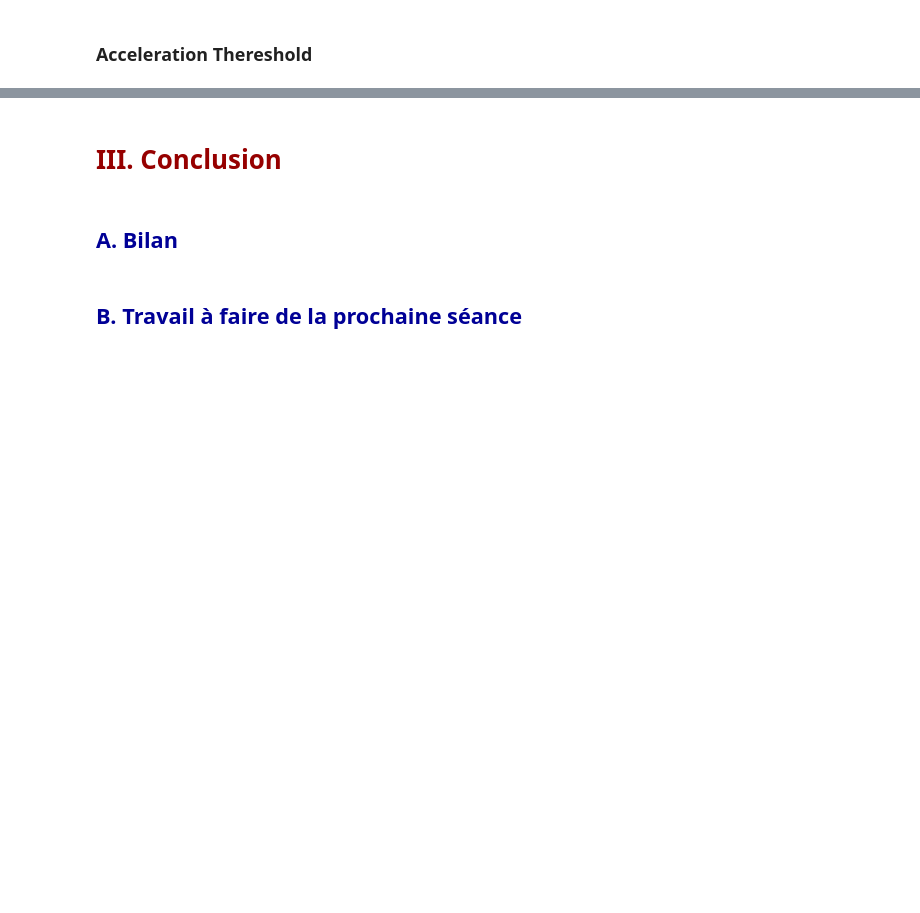
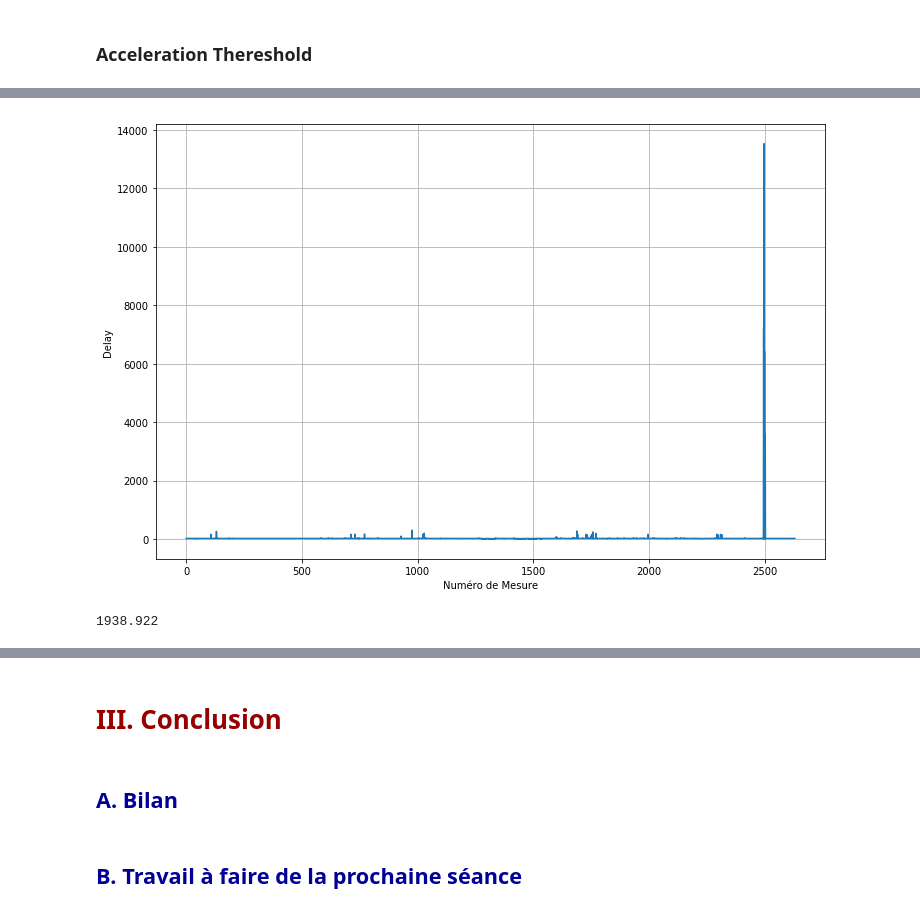
Before and after one commit to AmigoCap/GPSFlow, a Jupyter notebook: 3-Segmentation.ipynb, the cells around one changed output, grey strips where cells are left out. Saved outputs shown, nothing was run; the diff lists cells and outputs as text; code cells hidden in the pictures; blank space fills up the shorter version.

```diff
--- a/3-Segmentation.ipynb
+++ b/3-Segmentation.ipynb
@@ -158,0 +239,2 @@ IFrame('3-files/lowAcceleration.html', width=990, height=500)
+# %%
+day_df = parser.selectDate("17-08-2017", android_df)
@@ -158,0 +278,13 @@ IFrame('3-files/lowAcceleration.html', width=990, height=500)
+# %%
+plt.figure(figsize=(12,8))
+plt.plot(day_df["delay"])
+plt.grid(True)
+plt.ylabel('Delay')
+plt.xlabel('Numéro de Mesure')
+plt.show()
+# %% [output]
+[figure, added]
+# %%
+max(data["delay"])
+# %% [output]
+1938.922
```
Also changed, not shown: parts of 25 cells of this notebook, 4 other files.
